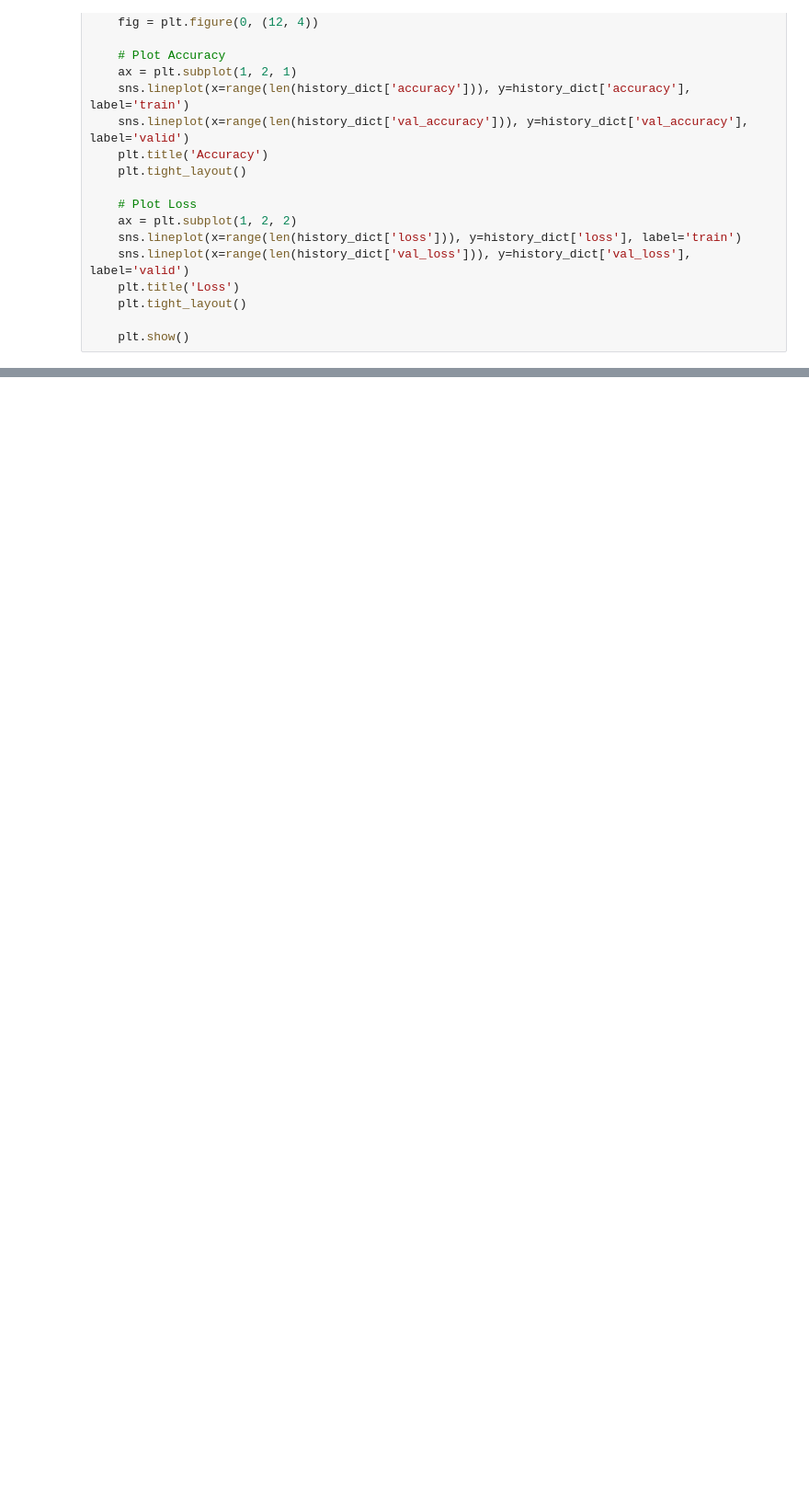
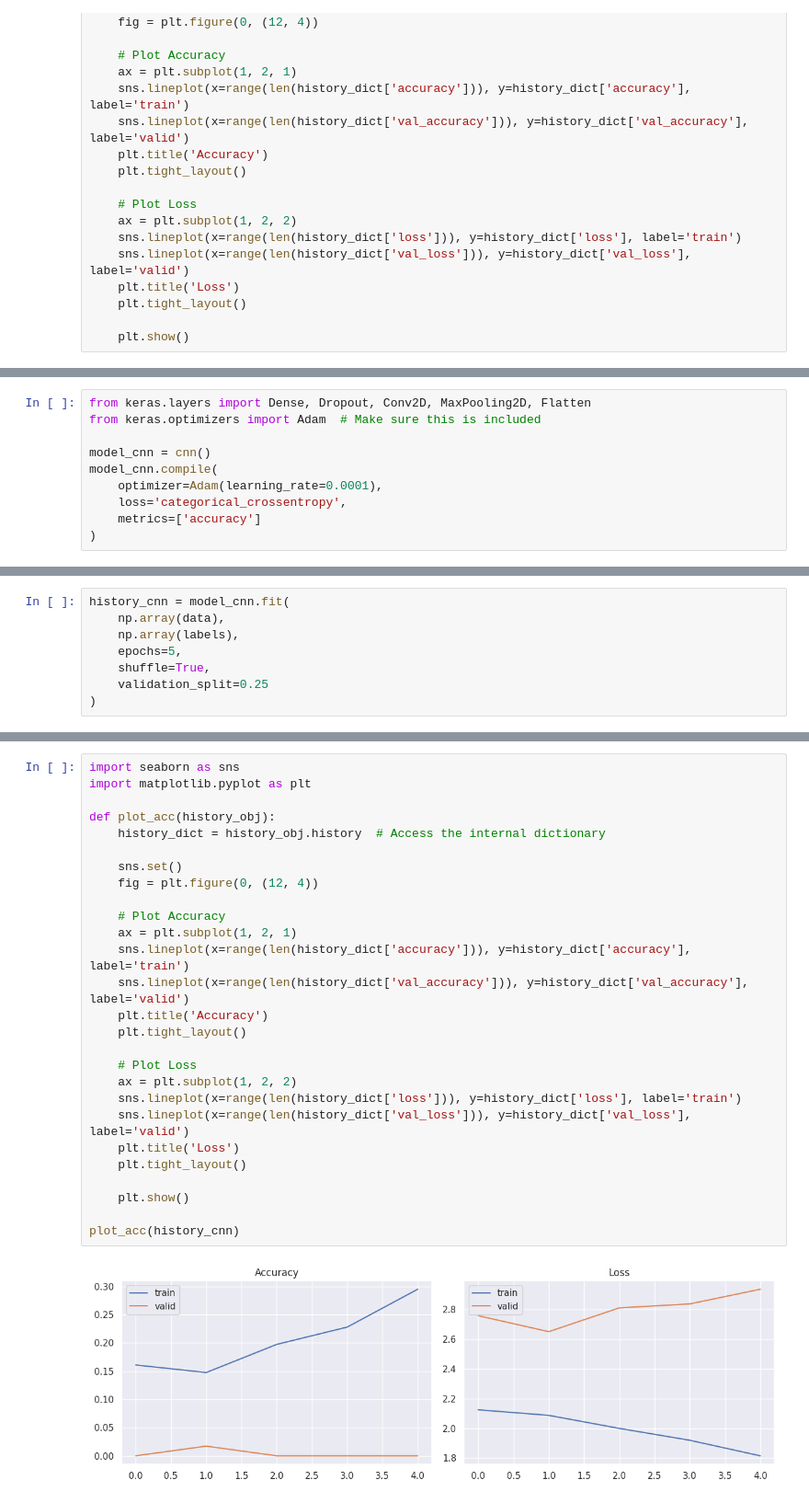
Before and after one commit to SandeshKhatiwada05/Skin-Disease-Detection-CNN--MobileNet-and-DenseNet, a Jupyter notebook: Flask Project/SkinDisease.ipynb, the cells around one changed output, grey strips where cells are left out. Shown at 92% size. Saved outputs shown, nothing was run; the diff lists cells and outputs as text; blank space fills up the shorter version.

```diff
--- a/Flask Project/SkinDisease.ipynb
+++ b/Flask Project/SkinDisease.ipynb
@@ -215,0 +393,10 @@ plot_acc(history)
+# %%
+from keras.layers import Dense, Dropout, Conv2D, MaxPooling2D, Flatten
+from keras.optimizers import Adam  # Make sure this is included
+
+model_cnn = cnn()
+model_cnn.compile(
+    optimizer=Adam(learning_rate=0.0001),
+    loss='categorical_crossentropy',
+    metrics=['accuracy']
+)
@@ -215,0 +427,8 @@ plot_acc(history)
+# %%
+history_cnn = model_cnn.fit(
+    np.array(data),
+    np.array(labels),
+    epochs=5,
+    shuffle=True,
+    validation_split=0.25
+)
@@ -215,0 +446,29 @@ plot_acc(history)
+# %%
+import seaborn as sns
+import matplotlib.pyplot as plt
+
+def plot_acc(history_obj):
+    history_dict = history_obj.history  # Access the internal dictionary
+
+    sns.set()
+    fig = plt.figure(0, (12, 4))
+
+    # Plot Accuracy
+    ax = plt.subplot(1, 2, 1)
+    sns.lineplot(x=range(len(history_dict['accuracy'])), y=history_dict['accuracy'], label='train')
+    sns.lineplot(x=range(len(history_dict['val_accuracy'])), y=history_dict['val_accuracy'], label='valid')
+    plt.title('Accuracy')
+    plt.tight_layout()
+
+    # Plot Loss
+    ax = plt.subplot(1, 2, 2)
+    sns.lineplot(x=range(len(history_dict['loss'])), y=history_dict['loss'], label='train')
+    sns.lineplot(x=range(len(history_dict['val_loss'])), y=history_dict['val_loss'], label='valid')
+    plt.title('Loss')
+    plt.tight_layout()
+
+    plt.show()
+
+plot_acc(history_cnn)
+# %% [output]
+[figure, added]
```
Also changed, not shown: parts of 37 cells of this notebook, 1 other file.
